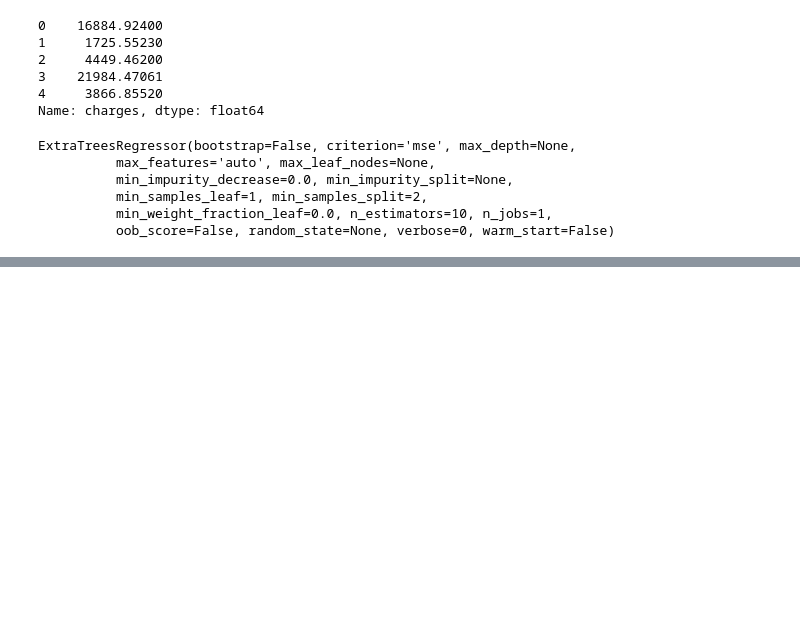
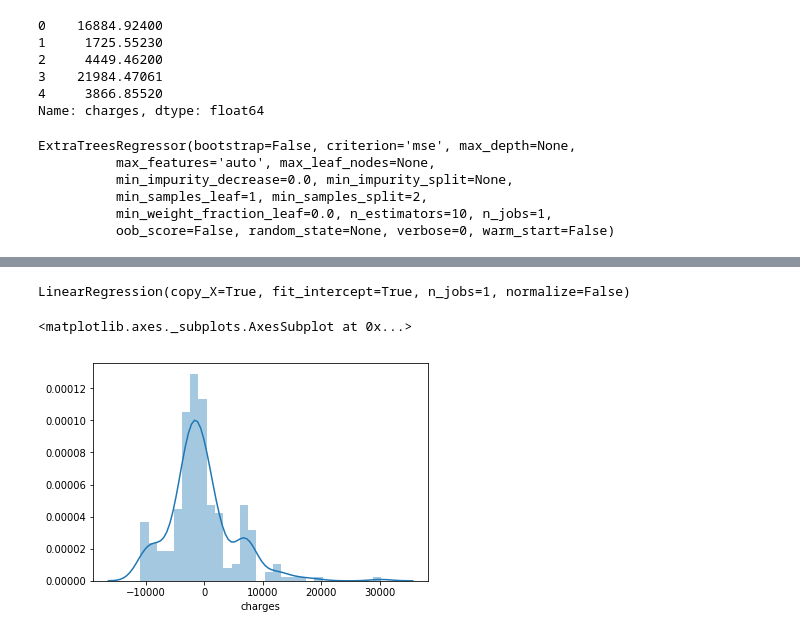
Before and after one commit to Sumitsaha123/Competative-Code, a Jupyter notebook: Untitled.ipynb, the cells around one changed output, grey strips where cells are left out. Cells and saved outputs as stored; diff of their text form; code cells hidden in the pictures; blank space fills up the shorter version.

```diff
--- a/Untitled.ipynb
+++ b/Untitled.ipynb
@@ -210,0 +244,13 @@ Name: charges, dtype: float64
+# %%
+lr = LinearRegression()
+# %%
+lr.fit(x_train,y_train)
+# %% [output]
+LinearRegression(copy_X=True, fit_intercept=True, n_jobs=1, normalize=False)
+# %%
+prediction_lr = lr.predict(x_test)
+# %%
+sns.distplot(y_test - prediction_lr)
+# %% [output]
+<matplotlib.axes._subplots.AxesSubplot at 0x...>
+[figure, added]
```
Also changed, not shown: parts of 52 cells of this notebook.
